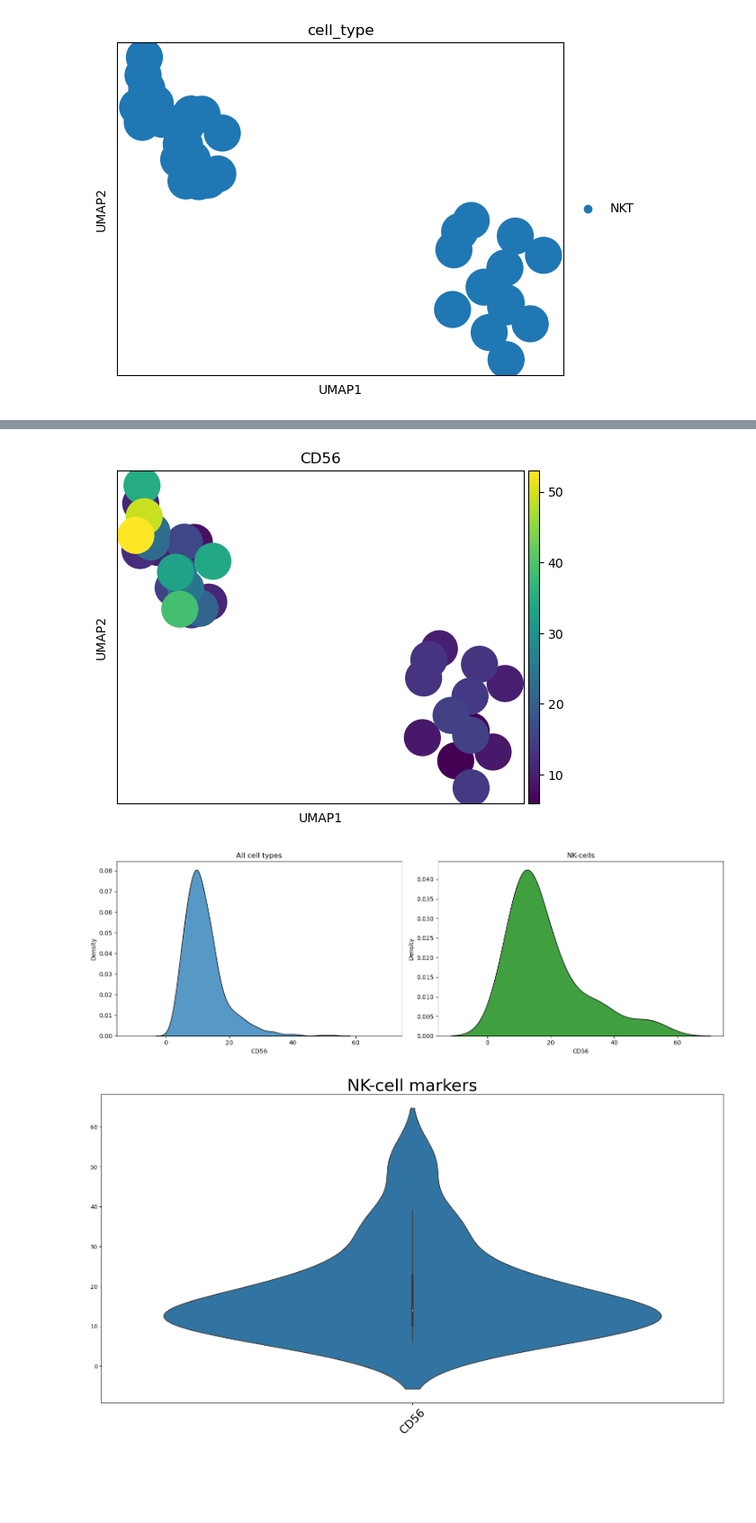
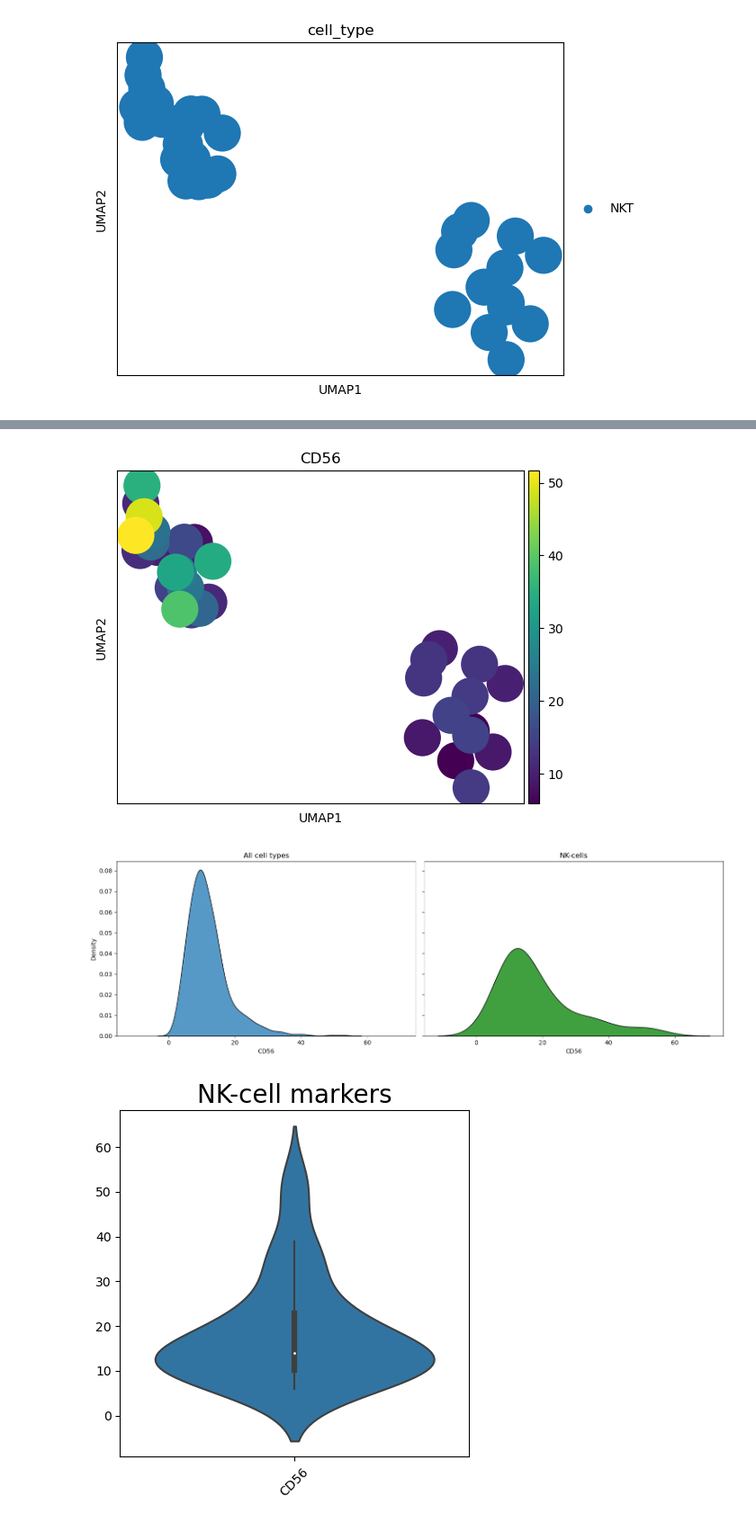
Before and after one commit to tiinajt/Thesis, a Jupyter notebook: Easigenomics/Easi_ EG38_raw_NK.ipynb, the cells around one changed output, grey strips where cells are left out. Shown at 90% size. Drawn from its saved outputs; the diff is of its cells as text; code cells hidden in the pictures; blank space fills up the shorter version.

```diff
--- a/Easigenomics/Easi_ EG38_raw_NK.ipynb
+++ b/Easigenomics/Easi_ EG38_raw_NK.ipynb
@@ -409,14 +411,14 @@ sc.pl.umap(adata_sample, color= markers, color_map= 'viridis')
 # %%
 #NK and T-cells
 
-sc.pl.umap(adata_nk, color = markers, color_map = 'viridis')
+sc.pl.umap(adata_nk, color = markers, vmax="p99", color_map = 'viridis')
 # %% [output]
-[figure, old version]
+[figure, new version]
 # %%
 #NK and T-cells
 
 for column_name in markers:
-    fig, ax =plt.subplots(1,2 ,tight_layout=True, figsize=(15, 5), sharex=True)
+    fig, ax =plt.subplots(1,2 ,tight_layout=True, figsize=(15, 5), sharex=True, sharey=True)
     fig.show()
 
     ax1 = sns.kdeplot(data=prot, x=column_name, multiple="stack", ax=ax[0]) ;
@@ -428,18 +430,18 @@ for column_name in markers:
 
     plt.show()
 # %% [output]
-[figure, old version]
+[figure, new version]
 # %%
 #NK markers
 
-plt.figure(figsize=(20,10))
+plt.figure(figsize=(5,5))
 a=sns.violinplot(data=nk_prot[markers],  fliersize=0)
 
 a.set_xticklabels(a.get_xticklabels(),rotation=45)
-a.tick_params(axis='x', labelsize=20)
-plt.title("NK-cell markers", fontsize=30)
+a.tick_params(axis='x', labelsize=10)
+plt.title("NK-cell markers", fontsize=20)
 
 a.set_xticklabels(a.get_xticklabels(),rotation=45)
-a.tick_params(axis='x', labelsize=20)
+a.tick_params(axis='x', labelsize=10)
 # %% [output]
-[figure, old version]
+[figure, new version]
```
Also changed, not shown: parts of 2 cells of this notebook, 5 other files.
